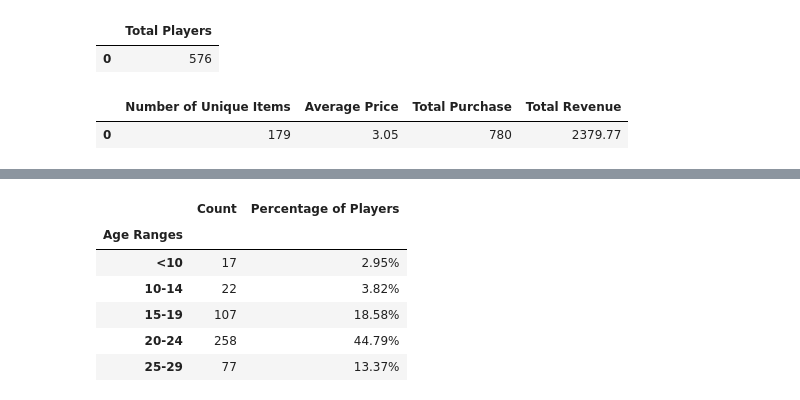
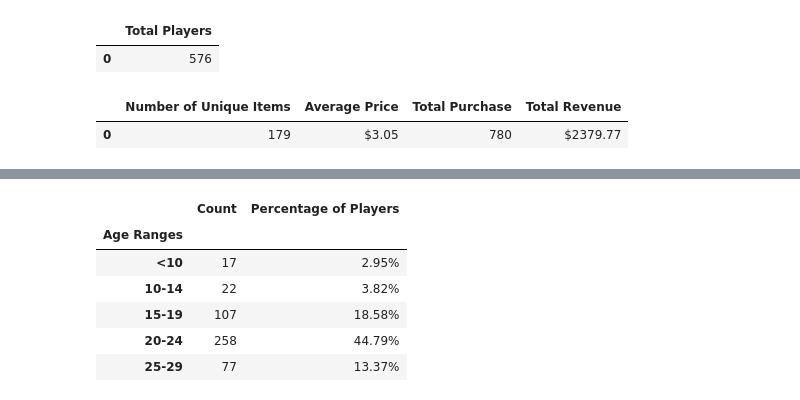
Before and after one commit to SoniMohandas/Pandas-Challenge, a Jupyter notebook: HeroesOfPymoli/pymoli_heroes.ipynb, the cells around one changed output, grey strips where cells are left out. Cells and saved outputs as stored; diff of their text form; code cells hidden in the pictures.

```diff
--- a/HeroesOfPymoli/pymoli_heroes.ipynb
+++ b/HeroesOfPymoli/pymoli_heroes.ipynb
@@ -29,11 +29,12 @@ total_players
 # %%
 # Printing number of unique items, average price, total purchase and total revenue
 uniq_items=len(players_df["Item ID"].unique())
 avg_price=round(players_df["Price"].mean(),2)
 total_purchase=players_df["Purchase ID"].count()
 total_revenue=players_df["Price"].sum()
-pd.DataFrame({"Number of Unique Items":[uniq_items], "Average Price":[avg_price],
+purchase_analysis=pd.DataFrame({"Number of Unique Items":[uniq_items], "Average Price":[avg_price],
               "Total Purchase":[total_purchase], "Total Revenue":[total_revenue]})
+purchase_analysis.style.format({'Average Price': "${0:.2f}", "Total Revenue":"${0:.2f}"})
 # %% [output]
 |  | Number of Unique Items | Average Price | Total Purchase | Total Revenue |
-| 0 | 179 | 3.05 | 780 | 2379.77 |
+| 0 | 179 | $3.05 | 780 | $2379.77 |
```
Also changed, not shown: parts of 7 cells of this notebook.
